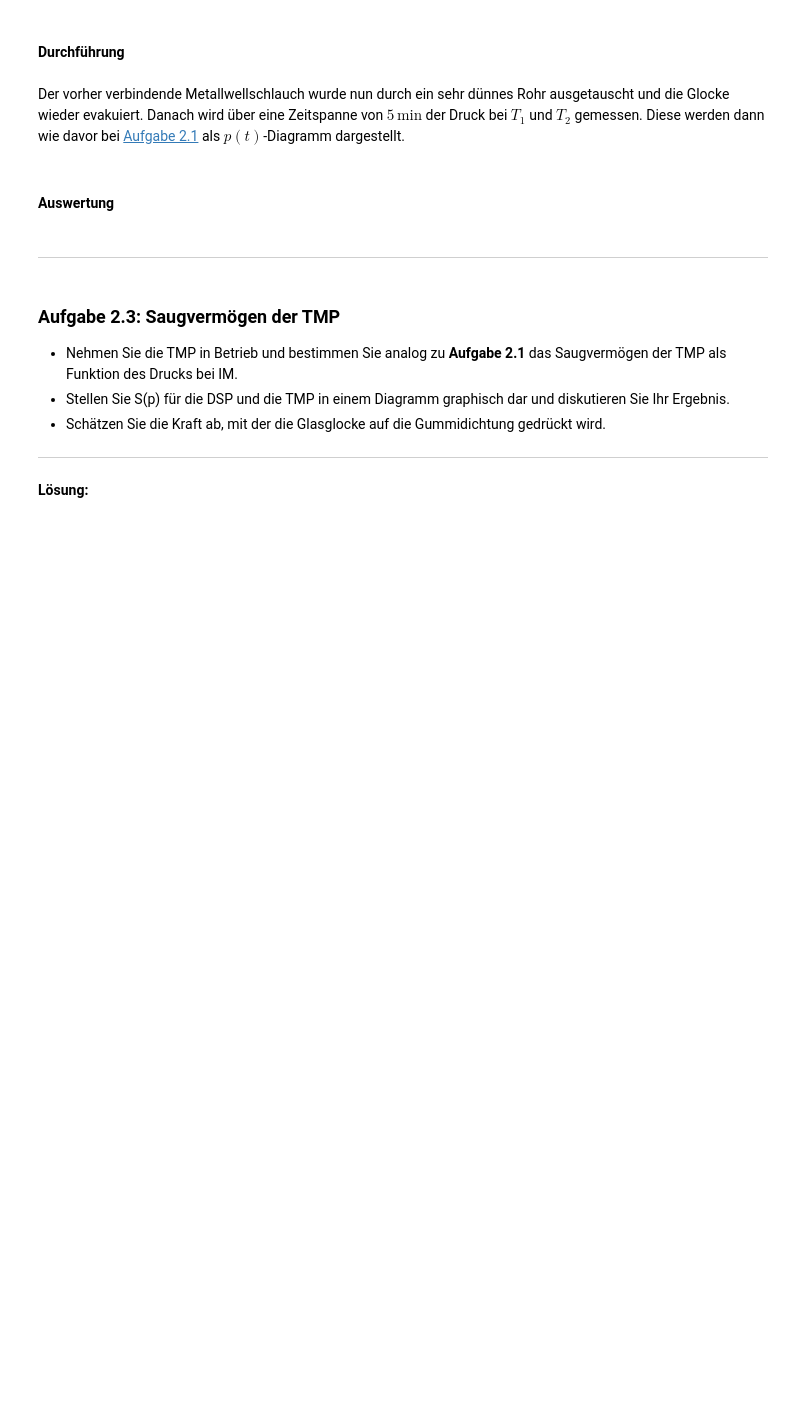
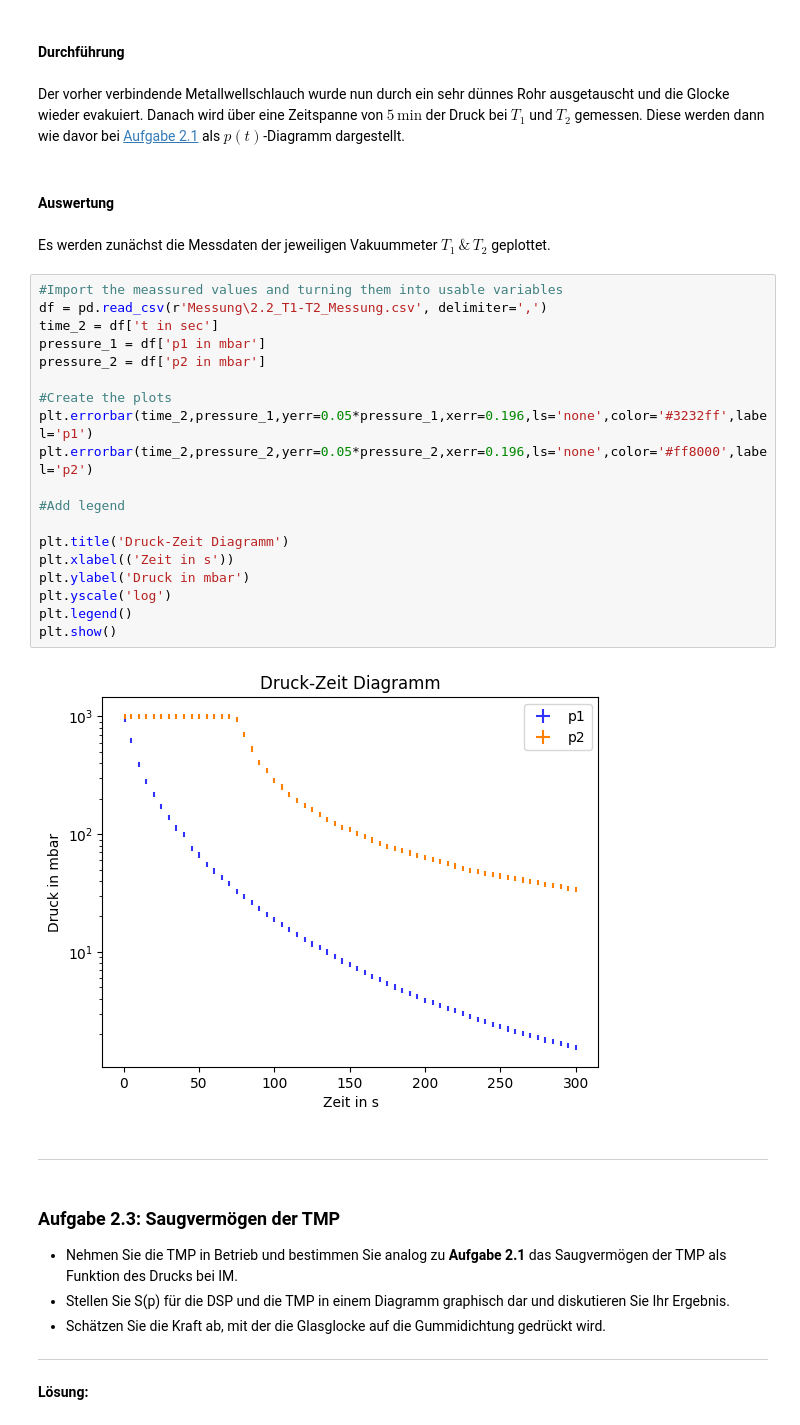
Before and after one commit to AlFa-Tier/Uni_codes, a Jupyter notebook: Praktikum/Vakuum/Vakuum.ipynb, the cells around one changed output. Drawn from its saved outputs; the diff is of its cells as text; blank space fills up the shorter version.

```diff
--- a/Praktikum/Vakuum/Vakuum.ipynb
+++ b/Praktikum/Vakuum/Vakuum.ipynb
@@ -473,6 +473,29 @@ Der vorher verbindende Metallwellschlauch wurde nun durch ein sehr dünnes Rohr
 die Glocke wieder evakuiert. Danach wird über eine Zeitspanne von $5\,\mathrm{min}$ der Druck bei $T_1$ und $T_2$ gemessen. Diese werden dann wie davor bei [Aufgabe 2.1](#aufgabe-21-saugvermögen-der-dsp) als $p(t)$-Diagramm dargestellt.
 # %% [markdown]
 #### Auswertung
+# %% [markdown]
+Es werden zunächst die Messdaten der jeweiligen Vakuummeter $T_1\,\&\,T_2$ geplottet.
+# %%
+#Import the meassured values and turning them into usable variables
+df = pd.read_csv(r'Messung\2.2_T1-T2_Messung.csv', delimiter=',')
+time_2 = df['t in sec']
+pressure_1 = df['p1 in mbar']
+pressure_2 = df['p2 in mbar']
+
+#Create the plots
+plt.errorbar(time_2,pressure_1,yerr=0.05*pressure_1,xerr=0.196,ls='none',color='#3232ff',label='p1')
+plt.errorbar(time_2,pressure_2,yerr=0.05*pressure_2,xerr=0.196,ls='none',color='#ff8000',label='p2')
+
+#Add legend
+
+plt.title('Druck-Zeit Diagramm')
+plt.xlabel(('Zeit in s'))
+plt.ylabel('Druck in mbar')
+plt.yscale('log')
+plt.legend()
+plt.show()
+# %% [output]
+[figure, added]
 # %% [markdown]
 
 ---
```
Also changed, not shown: parts of 7 cells of this notebook, 1 other file.
